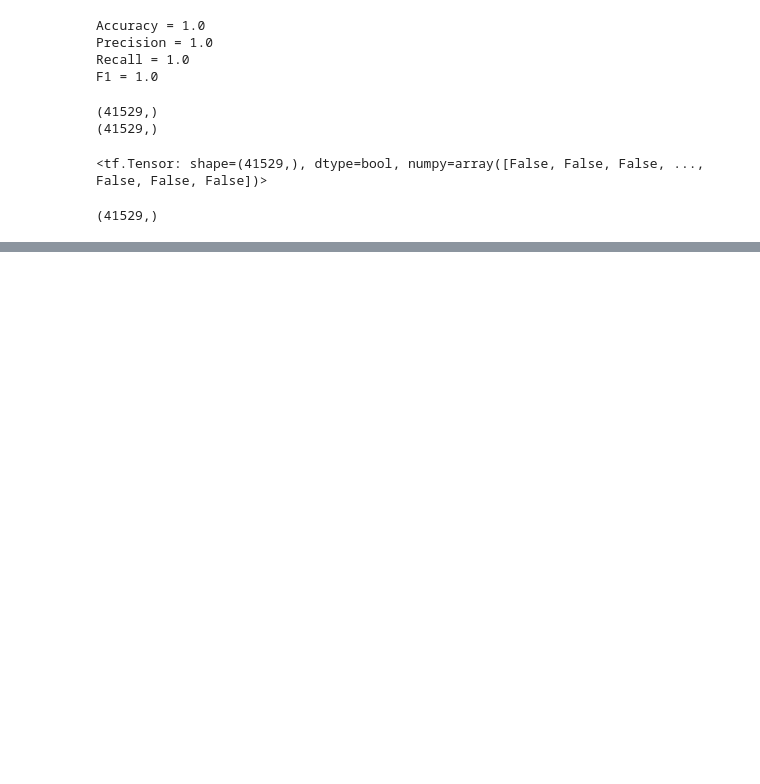
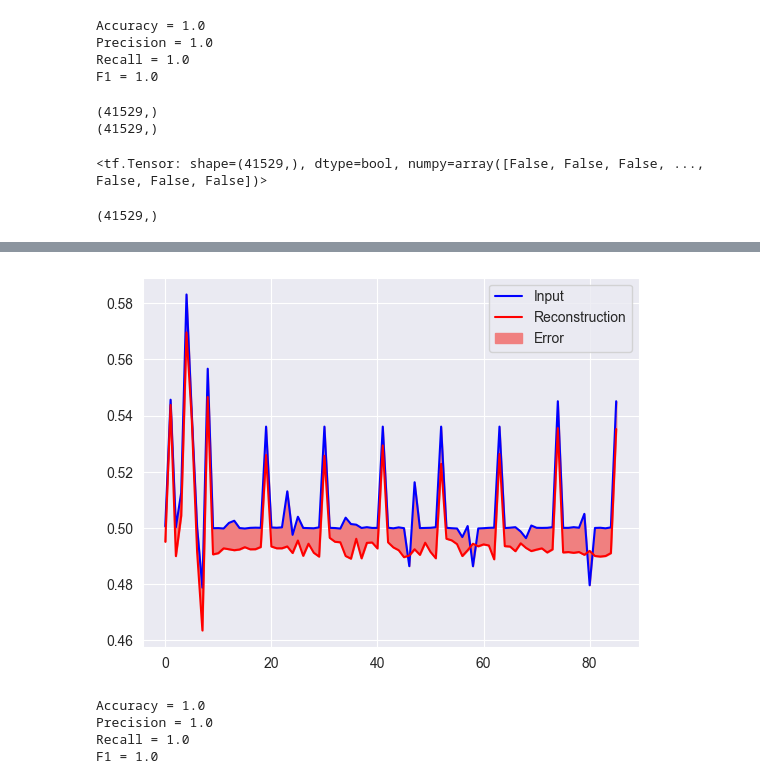
Before and after one commit to Giobordi/ML_application_project, a Jupyter notebook: AM01.ipynb, the cells around one changed output, grey strips where cells are left out. Cells and saved outputs as stored; diff of their text form; code cells hidden in the pictures; blank space fills up the shorter version.

```diff
--- a/AM01.ipynb
+++ b/AM01.ipynb
@@ -419,0 +534,14 @@ np.where(preds == False)[0].shape
+# %%
+aae: AdversarialAutoEncoder = AdversarialAutoEncoder(WINDOW_SIZE)
+aae.build(train_data.shape)
+
+train_dataset = tf.data.Dataset.from_tensor_slices((train_data, train_data)).repeat().batch(256)
+
+autoencoder_optimizer = tf.keras.optimizers.Adam(learning_rate=LEARNING_RATE)
+discriminator_optimizer = tf.keras.optimizers.Adam(learning_rate=LEARNING_RATE)
+aae.compile(discriminator_optimizer, autoencoder_optimizer)
+
+tensorboard_callback = tf.keras.callbacks.TensorBoard(log_dir=log_dir, histogram_freq=1)
+
+aae.fit(train_dataset, steps_per_epoch=STEPS_PER_EPOCH, epochs=EPOCHS, callbacks=[tensorboard_callback])
+aae.summary()
@@ -419,0 +580,17 @@ np.where(preds == False)[0].shape
+# %%
+start_time = time()
+normal_reconstructions = aae.autoencoder.predict(train_data)
+end_time = time()
+print(f'Time taken to reconstruct: {end_time - start_time}')
+
+sample_inside_window = 4  # from 0 to WINDOW_SIZE
+window_number = 38000  # from 0 to the number of windows created
+
+# Plot the reconstruction error for each feature
+plt.plot(train_data[window_number, :, sample_inside_window], 'b')
+plt.plot(normal_reconstructions[window_number, :, sample_inside_window], 'r')
+plt.fill_between(np.arange(86), normal_reconstructions[window_number, :, sample_inside_window],
+                 train_data[window_number, :, sample_inside_window], color='lightcoral')
+plt.legend(labels=["Input", "Reconstruction", "Error"])
+plt.show()
+# %% [output]
@@ -419,0 +599 @@ np.where(preds == False)[0].shape
+[figure, added]
@@ -419,0 +605,9 @@ np.where(preds == False)[0].shape
+# %%
+preds = predict_discriminator(aae, test_data)
+# print(preds.numpy().ravel())
+print_stats(np.bitwise_not(preds.numpy().ravel().astype(bool)), np.ones_like(preds.numpy().ravel()))
+# %% [output]
+Accuracy = 1.0
+Precision = 1.0
+Recall = 1.0
+F1 = 1.0
```
Also changed, not shown: parts of 11 cells of this notebook.
